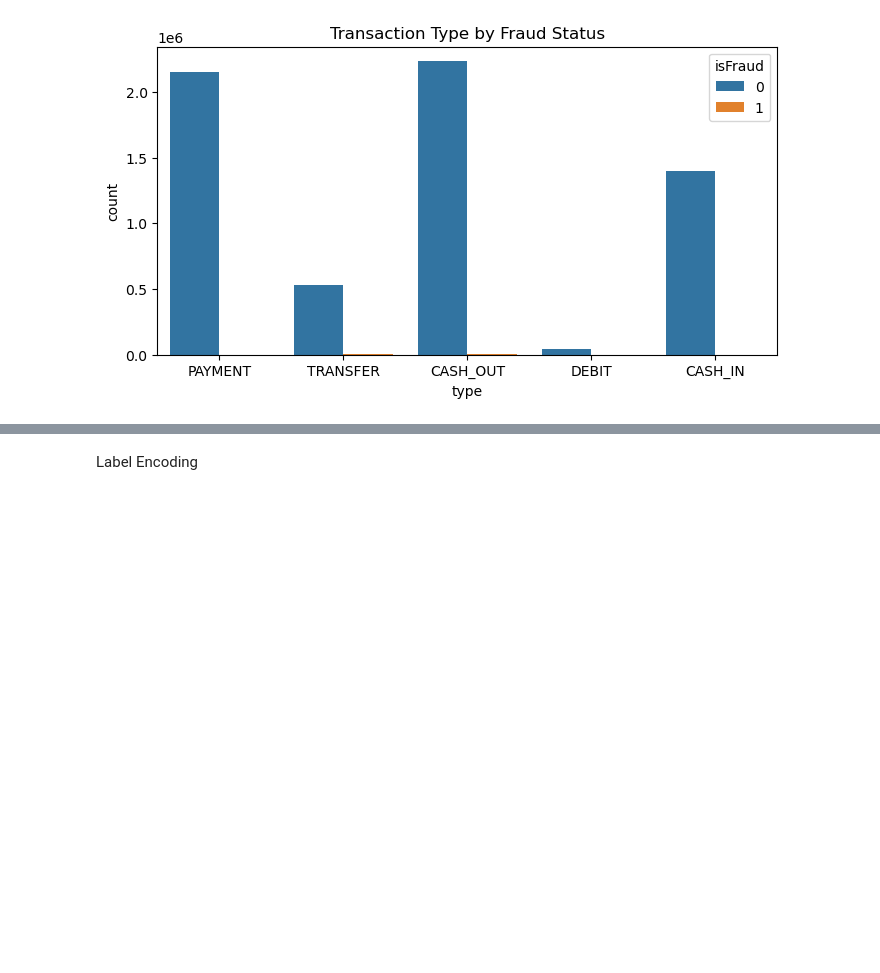
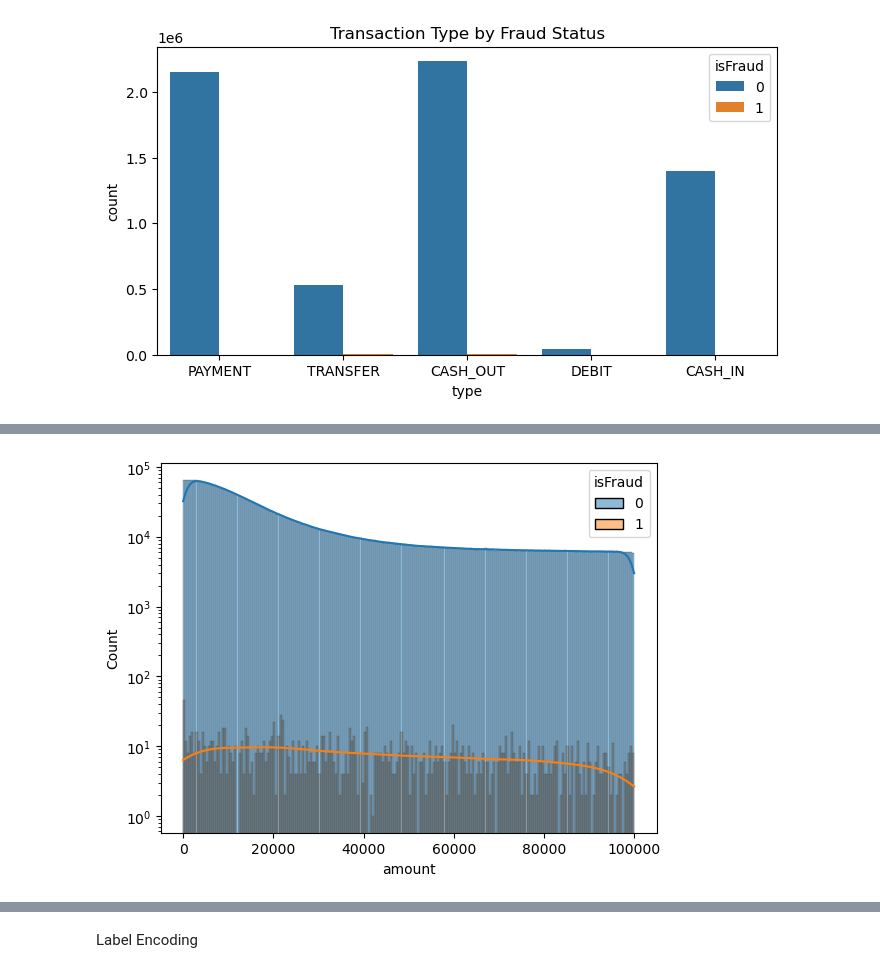
Before and after one commit to azades/Fraud-Detection, a Jupyter notebook: EDA.ipynb, the cells around one changed output, grey strips where cells are left out. Cells and saved outputs as stored; diff of their text form; code cells hidden in the pictures; blank space fills up the shorter version.

```diff
--- a/EDA.ipynb
+++ b/EDA.ipynb
@@ -140,0 +144,6 @@ plt.show()
+# %%
+df_filtered = df[(df['amount'] > -1) & (df['amount'] < 100000)]
+# %%
+sns.histplot(data=df_filtered, x='amount', hue = 'isFraud', kde=True).set_yscale('log')
+# %% [output]
+[figure, added]
```
Also changed, not shown: parts of 32 cells of this notebook.
